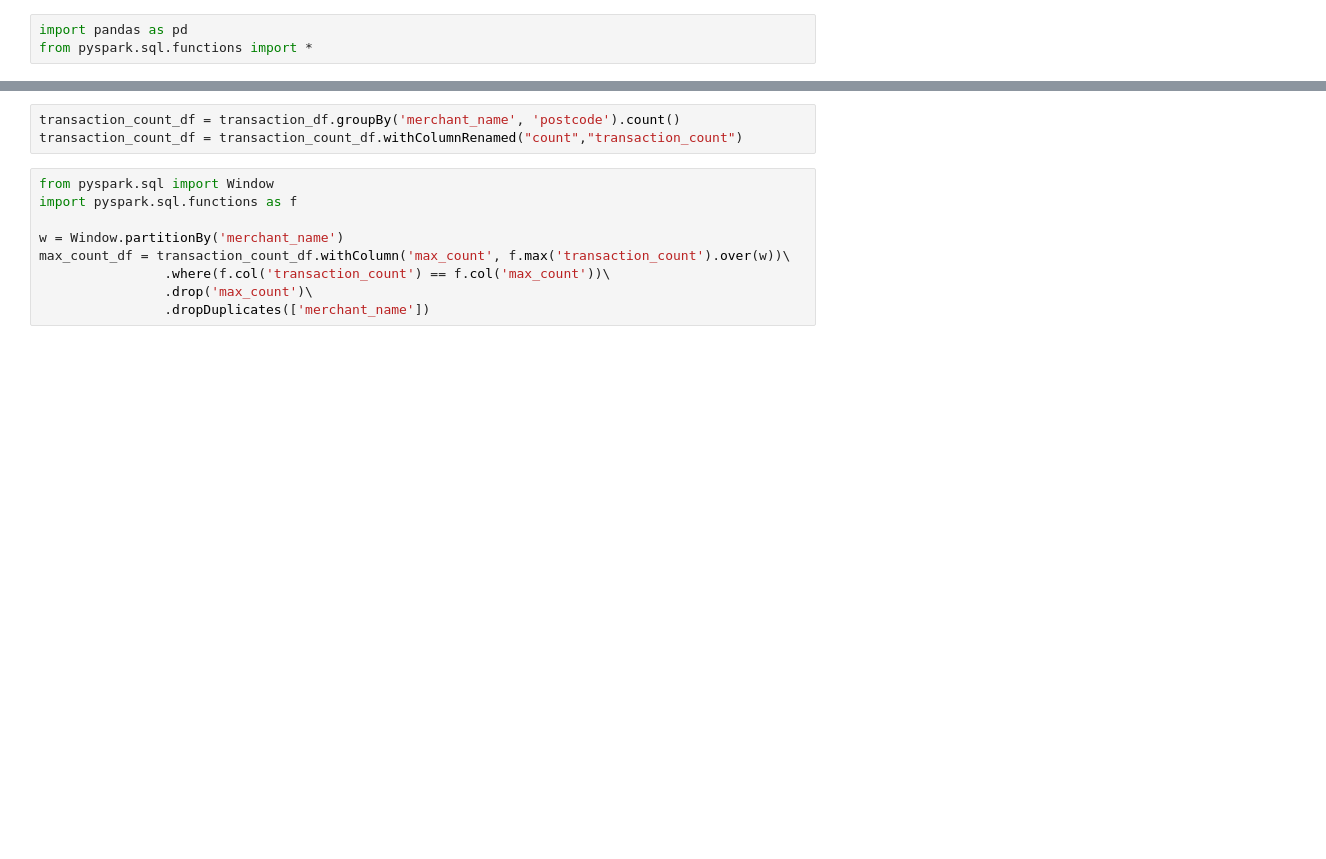
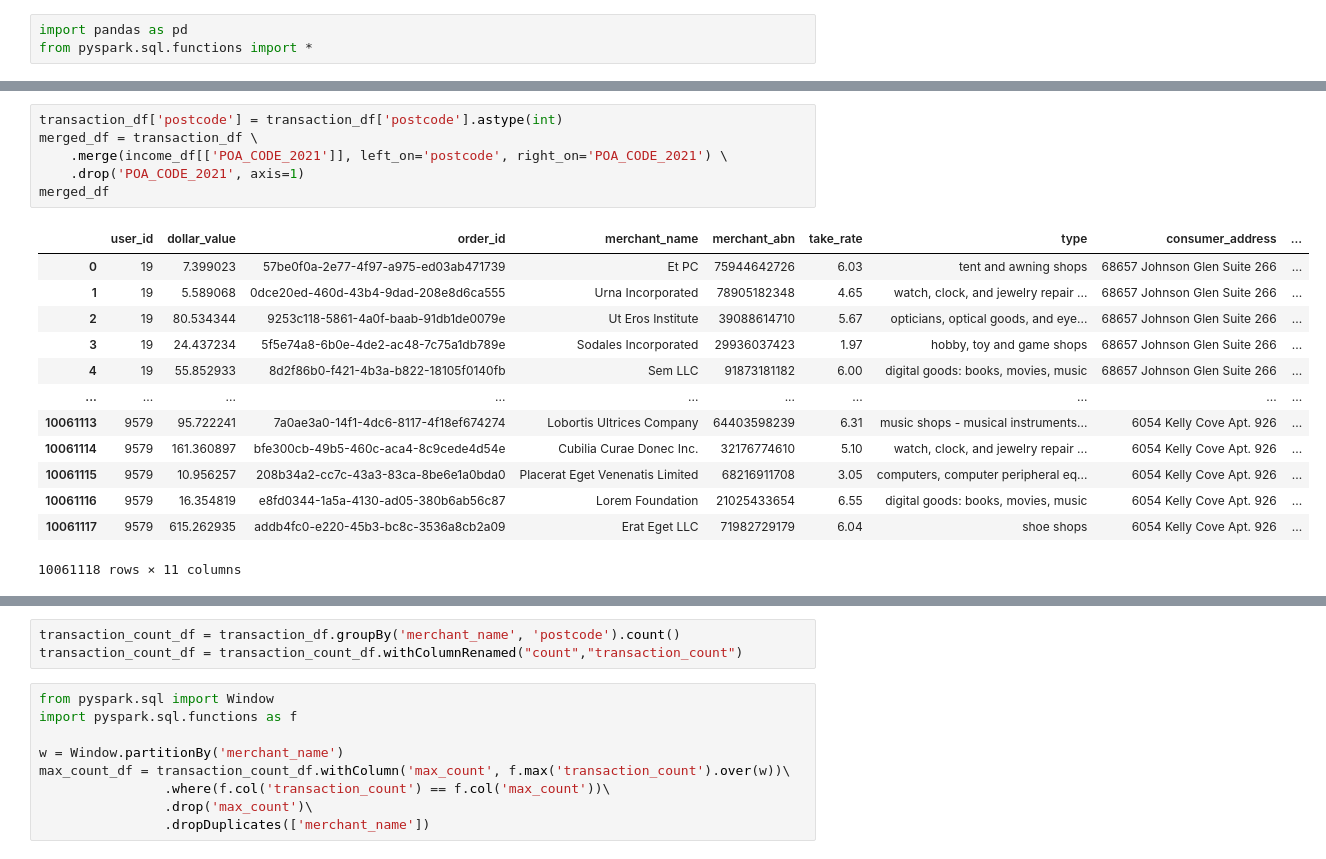
Before and after one commit to MAST30034-Applied-Data-Science/generic-buy-now-pay-later-project-group-33, a Jupyter notebook: notebooks/3.merchant main postcode.ipynb, the cells around one changed output, grey strips where cells are left out. Drawn from its saved outputs; the diff is of its cells as text; blank space fills up the shorter version.

```diff
--- a/notebooks/3.merchant main postcode.ipynb
+++ b/notebooks/3.merchant main postcode.ipynb
@@ -21,0 +40,20 @@ To adjust logging level use sc.setLogLevel(newLevel). For SparkR, use setLogLeve
+# %%
+transaction_df['postcode'] = transaction_df['postcode'].astype(int)
+merged_df = transaction_df \
+    .merge(income_df[['POA_CODE_2021']], left_on='postcode', right_on='POA_CODE_2021') \
+    .drop('POA_CODE_2021', axis=1)
+merged_df
+# %% [output]
+|  | user_id | dollar_value | order_id | merchant_name | merchant_abn | take_rate | type | consumer_address | ... |
+| 0 | 19 | 7.399023 | 57be0f0a-2e77-4f97-a975-ed03ab471739 | Et PC | 75944642726 | 6.03 | tent and awning shops | 68657 Johnson Glen Suite 266 | ... |
+| 1 | 19 | 5.589068 | 0dce20ed-460d-43b4-9dad-208e8d6ca555 | Urna Incorporated | 78905182348 | 4.65 | watch, clock, and jewelry repair ... | 68657 Johnson Glen Suite 266 | ... |
+| 2 | 19 | 80.534344 | 9253c118-5861-4a0f-baab-91db1de0079e | Ut Eros Institute | 39088614710 | 5.67 | opticians, optical goods, and eye... | 68657 Johnson Glen Suite 266 | ... |
+| 3 | 19 | 24.437234 | 5f5e74a8-6b0e-4de2-ac48-7c75a1db789e | Sodales Incorporated | 29936037423 | 1.97 | hobby, toy and game shops | 68657 Johnson Glen Suite 266 | ... |
+| 4 | 19 | 55.852933 | 8d2f86b0-f421-4b3a-b822-18105f0140fb | Sem LLC | 91873181182 | 6.00 | digital goods: books, movies, music | 68657 Johnson Glen Suite 266 | ... |
+| ... | ... | ... | ... | ... | ... | ... | ... | ... | ... |
+| 10061113 | 9579 | 95.722241 | 7a0ae3a0-14f1-4dc6-8117-4f18ef674274 | Lobortis Ultrices Company | 64403598239 | 6.31 | music shops - musical instruments... | 6054 Kelly Cove Apt. 926 | ... |
+| 10061114 | 9579 | 161.360897 | bfe300cb-49b5-460c-aca4-8c9cede4d54e | Cubilia Curae Donec Inc. | 32176774610 | 5.10 | watch, clock, and jewelry repair ... | 6054 Kelly Cove Apt. 926 | ... |
+| 10061115 | 9579 | 10.956257 | 208b34a2-cc7c-43a3-83ca-8be6e1a0bda0 | Placerat Eget Venenatis Limited | 68216911708 | 3.05 | computers, computer peripheral eq... | 6054 Kelly Cove Apt. 926 | ... |
+| 10061116 | 9579 | 16.354819 | e8fd0344-1a5a-4130-ad05-380b6ab56c87 | Lorem Foundation | 21025433654 | 6.55 | digital goods: books, movies, music | 6054 Kelly Cove Apt. 926 | ... |
+| 10061117 | 9579 | 615.262935 | addb4fc0-e220-45b3-bc8c-3536a8cb2a09 | Erat Eget LLC | 71982729179 | 6.04 | shoe shops | 6054 Kelly Cove Apt. 926 | ... |
+10061118 rows × 11 columns
```
Also changed, not shown: parts of 6 cells of this notebook.
